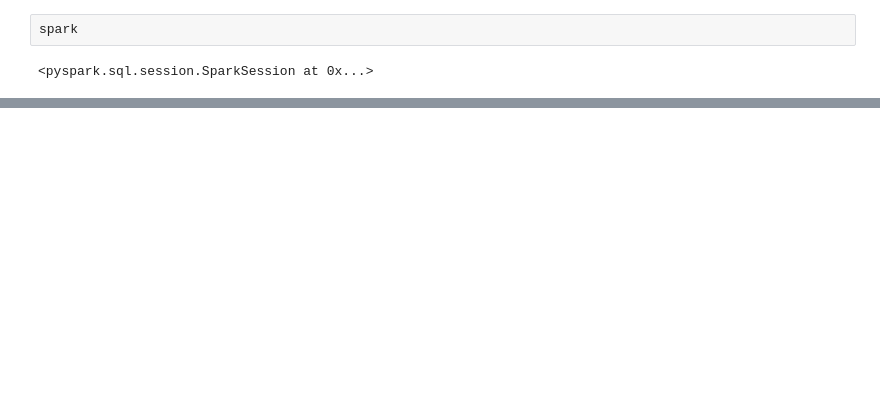
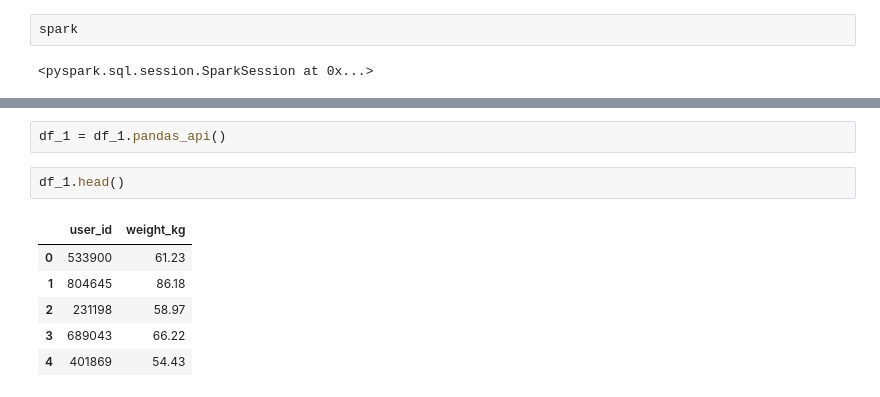
Before and after one commit to dgamorimm/multiplan-data-science, a Jupyter notebook: notebooks/renttherunway.ipynb, the cells around one changed output, grey strips where cells are left out. Drawn from its saved outputs; the diff is of its cells as text; blank space fills up the shorter version.

```diff
--- a/notebooks/renttherunway.ipynb
+++ b/notebooks/renttherunway.ipynb
@@ -135,0 +272,11 @@ spark
+# %%
+df_1 = df_1.pandas_api()
+# %%
+df_1.head()
+# %% [output]
+|  | user_id | weight_kg |
+| 0 | 533900 | 61.23 |
+| 1 | 804645 | 86.18 |
+| 2 | 231198 | 58.97 |
+| 3 | 689043 | 66.22 |
+| 4 | 401869 | 54.43 |
```
Also changed, not shown: parts of 33 cells of this notebook, 1 other file.
